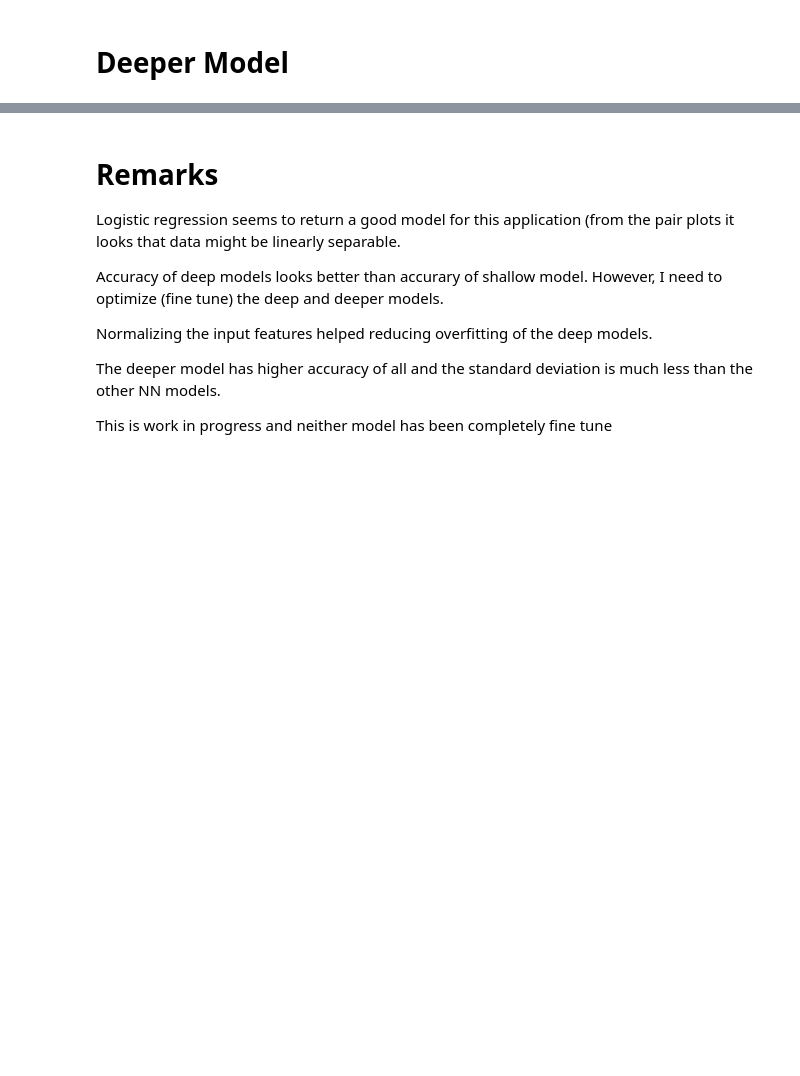
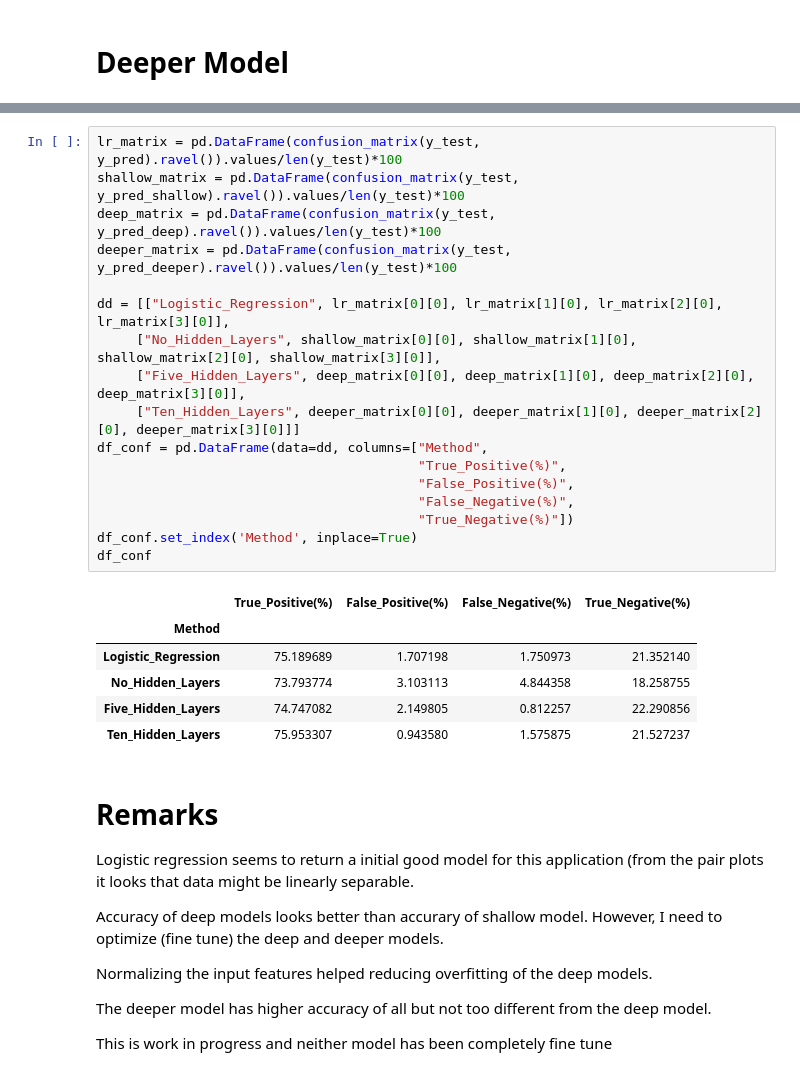
Before and after one commit to monstrorivas/deeplearning, a Jupyter notebook: OccupancyDetection.ipynb, the cells around one changed output, grey strips where cells are left out. Cells and saved outputs as stored; diff of their text form; blank space fills up the shorter version.

```diff
--- a/OccupancyDetection.ipynb
+++ b/OccupancyDetection.ipynb
@@ -467,11 +417,35 @@ df_score
+# %%
+lr_matrix = pd.DataFrame(confusion_matrix(y_test, y_pred).ravel()).values/len(y_test)*100
+shallow_matrix = pd.DataFrame(confusion_matrix(y_test, y_pred_shallow).ravel()).values/len(y_test)*100
+deep_matrix = pd.DataFrame(confusion_matrix(y_test, y_pred_deep).ravel()).values/len(y_test)*100
+deeper_matrix = pd.DataFrame(confusion_matrix(y_test, y_pred_deeper).ravel()).values/len(y_test)*100
+
+dd = [["Logistic_Regression", lr_matrix[0][0], lr_matrix[1][0], lr_matrix[2][0], lr_matrix[3][0]],
+     ["No_Hidden_Layers", shallow_matrix[0][0], shallow_matrix[1][0], shallow_matrix[2][0], shallow_matrix[3][0]],
+     ["Five_Hidden_Layers", deep_matrix[0][0], deep_matrix[1][0], deep_matrix[2][0], deep_matrix[3][0]],
+     ["Ten_Hidden_Layers", deeper_matrix[0][0], deeper_matrix[1][0], deeper_matrix[2][0], deeper_matrix[3][0]]]
+df_conf = pd.DataFrame(data=dd, columns=["Method",
+                                         "True_Positive(%)",
+                                         "False_Positive(%)",
+                                         "False_Negative(%)",
+                                         "True_Negative(%)"])
+df_conf.set_index('Method', inplace=True)
+df_conf
+# %% [output]
+|  | True_Positive(%) | False_Positive(%) | False_Negative(%) | True_Negative(%) |
+| Method |  |  |  |  |
+| Logistic_Regression | 75.189689 | 1.707198 | 1.750973 | 21.352140 |
+| No_Hidden_Layers | 73.793774 | 3.103113 | 4.844358 | 18.258755 |
+| Five_Hidden_Layers | 74.747082 | 2.149805 | 0.812257 | 22.290856 |
+| Ten_Hidden_Layers | 75.953307 | 0.943580 | 1.575875 | 21.527237 |
 # %% [markdown]
 # Remarks
-Logistic regression seems to return a good model for this application (from the pair plots it looks that data might be linearly separable.
+Logistic regression seems to return a initial good model for this application (from the pair plots it looks that data might be linearly separable.
 
 Accuracy of deep models looks better than accurary of shallow model. However, I need to optimize (fine tune) the deep and deeper models.
 
 Normalizing the input features helped reducing overfitting of the deep models.
 
-The deeper model has higher accuracy of all and the standard deviation is much less than the other NN models.
+The deeper model has higher accuracy of all but not too different from the deep model.
 
 This is work in progress and neither model has been completely fine tune
```
Also changed, not shown: parts of 16 cells of this notebook.
